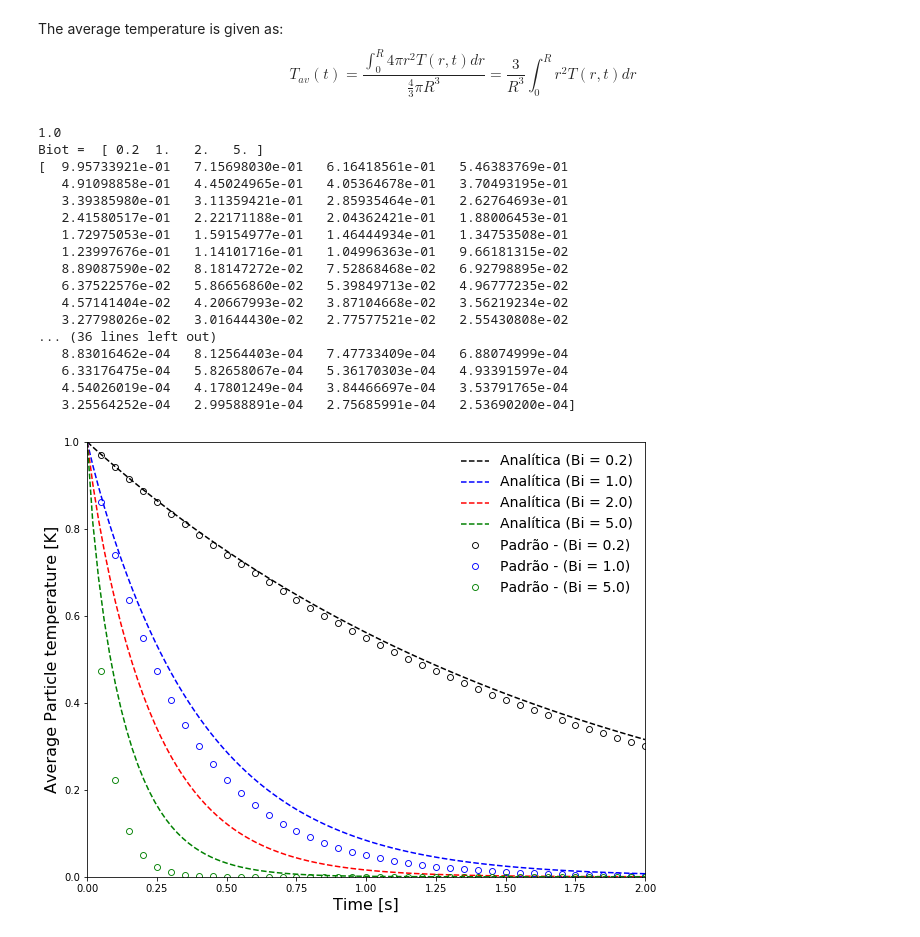
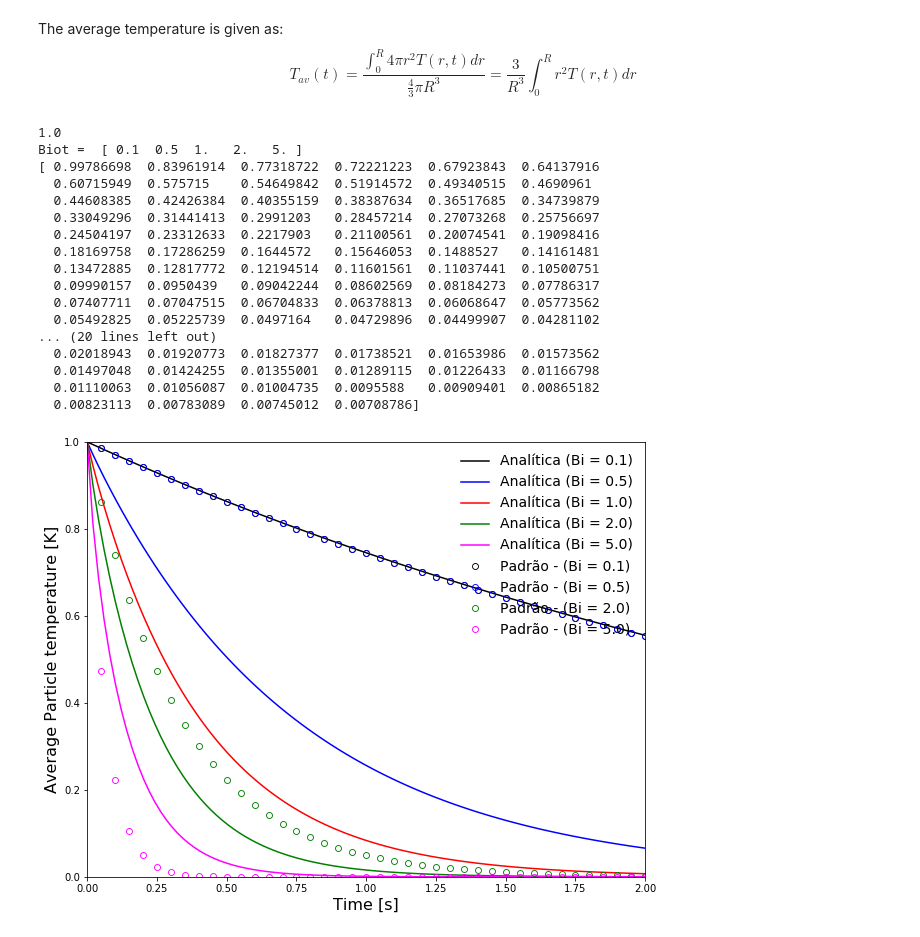
Before and after one commit to lucillalmeida/doutorado-validacoes, a Jupyter notebook: cooling_particle/Post-processing/Transient heat conduction in a solid sphere with convective boundary-comparison.ipynb, the cells around one changed output. Saved outputs shown, nothing was run; the diff lists cells and outputs as text; code cells hidden in the pictures.

Commit message:
average T

```diff
--- a/cooling_particle/Post-processing/Transient heat conduction in a solid sphere with convective boundary-comparison.ipynb
+++ b/cooling_particle/Post-processing/Transient heat conduction in a solid sphere with convective boundary-comparison.ipynb
@@ -179,7 +179,7 @@ print(alpha)
 Tav_0 = 1.0
 Fr = Tav_0
 k_f = 1.0
-Nu = np.array([0.4, 2, 4, 10])
+Nu = np.array([0.2, 1, 2, 4, 10])
 #Nu = np.array([0.4, 4, 10])
 h = Nu*k_f/(2*radius)
 Biot = h*radius/k
@@ -214,23 +214,31 @@ print(average_temperature_list[2])
 #print(temperature_list[1])
 # %% [output]
 1.0
-Biot =  [ 0.2  1.   2.   5. ]
-[  9.95733921e-01   7.15698030e-01   6.16418561e-01   5.46383769e-01
-   4.91098858e-01   4.45024965e-01   4.05364678e-01   3.70493195e-01
-   3.39385980e-01   3.11359421e-01   2.85935464e-01   2.62764693e-01
-   2.41580517e-01   2.22171188e-01   2.04362421e-01   1.88006453e-01
-   1.72975053e-01   1.59154977e-01   1.46444934e-01   1.34753508e-01
-   1.23997676e-01   1.14101716e-01   1.04996363e-01   9.66181315e-02
-   8.89087590e-02   8.18147272e-02   7.52868468e-02   6.92798895e-02
-   6.37522576e-02   5.86656860e-02   5.39849713e-02   4.96777235e-02
-   4.57141404e-02   4.20667993e-02   3.87104668e-02   3.56219234e-02
-   3.27798026e-02   3.01644430e-02   2.77577521e-02   2.55430808e-02
-... (36 lines left out)
-   8.83016462e-04   8.12564403e-04   7.47733409e-04   6.88074999e-04
-   6.33176475e-04   5.82658067e-04   5.36170303e-04   4.93391597e-04
-   4.54026019e-04   4.17801249e-04   3.84466697e-04   3.53791765e-04
-   3.25564252e-04   2.99588891e-04   2.75685991e-04   2.53690200e-04]
+Biot =  [ 0.1  0.5  1.   2.   5. ]
+[ 0.99786698  0.83961914  0.77318722  0.72221223  0.67923843  0.64137916
+  0.60715949  0.575715    0.54649842  0.51914572  0.49340515  0.4690961
+  0.44608385  0.42426384  0.40355159  0.38387634  0.36517685  0.34739879
+  0.33049296  0.31441413  0.2991203   0.28457214  0.27073268  0.25756697
+  0.24504197  0.23312633  0.2217903   0.21100561  0.20074541  0.19098416
+  0.18169758  0.17286259  0.1644572   0.15646053  0.1488527   0.14161481
+  0.13472885  0.12817772  0.12194514  0.11601561  0.11037441  0.10500751
+  0.09990157  0.0950439   0.09042244  0.08602569  0.08184273  0.07786317
+  0.07407711  0.07047515  0.06704833  0.06378813  0.06068647  0.05773562
+  0.05492825  0.05225739  0.0497164   0.04729896  0.04499907  0.04281102
+... (20 lines left out)
+  0.02018943  0.01920773  0.01827377  0.01738521  0.01653986  0.01573562
+  0.01497048  0.01424255  0.01355001  0.01289115  0.01226433  0.01166798
+  0.01110063  0.01056087  0.01004735  0.0095588   0.00909401  0.00865182
+  0.00823113  0.00783089  0.00745012  0.00708786]
 # %%
+Rocky_zero_way_Bi01_standard = open("temperature_bi_01_standard.csv", 'r')
+t_zero_way_Bi01_standard, temp_zero_way_Bi01_standard = np.loadtxt(Rocky_zero_way_Bi01_standard, delimiter = ',', skiprows = 1, unpack = True)
+Rocky_zero_way_Bi01_standard.close()
+
+Rocky_zero_way_Bi05_standard = open("temperature_bi_05_standard.csv", 'r')
+t_zero_way_Bi05_standard, temp_zero_way_Bi05_standard = np.loadtxt(Rocky_zero_way_Bi05_standard, delimiter = ',', skiprows = 1, unpack = True)
+Rocky_zero_way_Bi05_standard.close()
+
 Rocky_zero_way_Bi1_standard = open("temperature_bi_1_standard.csv", 'r')
 t_zero_way_Bi1_standard, temp_zero_way_Bi1_standard = np.loadtxt(Rocky_zero_way_Bi1_standard, delimiter = ',', skiprows = 1, unpack = True)
 Rocky_zero_way_Bi1_standard.close()
@@ -239,34 +247,35 @@ Rocky_zero_way_Bi02_standard = open("temperature_bi_0,2_standard.csv", 'r')
 t_zero_way_Bi02_standard, temp_zero_way_Bi02_standard = np.loadtxt(Rocky_zero_way_Bi02_standard, delimiter = ',', skiprows = 1, unpack = True)
 Rocky_zero_way_Bi02_standard.close()
 
+
 Rocky_zero_way_Bi5_standard = open("temperature_bi_5_standard.csv", 'r')
 t_zero_way_Bi5_standard, temp_zero_way_Bi5_standard = np.loadtxt(Rocky_zero_way_Bi5_standard, delimiter = ',', skiprows = 1, unpack = True)
 Rocky_zero_way_Bi5_standard.close()
 # %%
-
-
-
 plt.rcParams["figure.figsize"] = (10.0, 8.0)
 #plt.plot(t,temperature_list[0], linestyle = "-", color = "black", label = "Analítica (Bi = {0:.1f})".format(Biot[0]))
 #plt.plot(t,temperature_list[1], linestyle = "-", color = "blue", label = "Analítica (Bi = {0:.1f})".format(Biot[1]))
 #plt.plot(t,temperature_list[2], linestyle = "-", color = "red", label = "Analítica (Bi = {0:.1f})".format(Biot[2]))
 
-plt.plot(t,average_temperature_list[0], linestyle = "--", color = "black", label = "Analítica (Bi = {0:.1f})".format(Biot[0]))
-plt.plot(t,average_temperature_list[1], linestyle = "--", color = "blue", label = "Analítica (Bi = {0:.1f})".format(Biot[1]))
-plt.plot(t,average_temperature_list[2], linestyle = "--", color = "red", label = "Analítica (Bi = {0:.1f})".format(Biot[2]))
-plt.plot(t,average_temperature_list[3], linestyle = "--", color = "green", label = "Analítica (Bi = {0:.1f})".format(Biot[3]))
+plt.plot(t,average_temperature_list[0], linestyle = "-", color = "black", label = "Analítica (Bi = {0:.1f})".format(Biot[0]))
+plt.plot(t,average_temperature_list[1], linestyle = "-", color = "blue", label = "Analítica (Bi = {0:.1f})".format(Biot[1]))
+plt.plot(t,average_temperature_list[2], linestyle = "-", color = "red", label = "Analítica (Bi = {0:.1f})".format(Biot[2]))
+plt.plot(t,average_temperature_list[3], linestyle = "-", color = "green", label = "Analítica (Bi = {0:.1f})".format(Biot[3]))
+plt.plot(t,average_temperature_list[4], linestyle = "-", color = "magenta", label = "Analítica (Bi = {0:.1f})".format(Biot[4]))
 
-plt.plot(t_zero_way_Bi02_standard, temp_zero_way_Bi02_standard, linestyle = "None", marker = 'o', markeredgecolor = "black",
-         markeredgewidth = 0.9, markevery=1, markerfacecolor = "none", label = "Padrão - (Bi = {0:.1f})".format(Biot[0]))
-plt.plot(t_zero_way_Bi1_standard, temp_zero_way_Bi1_standard, linestyle = "None", marker = 'o', markeredgecolor = "blue",
-         markeredgewidth = 0.9, markevery=1, markerfacecolor = "none", label = "Padrão - (Bi = {0:.1f})".format(Biot[1]))
-plt.plot(t_zero_way_Bi5_standard, temp_zero_way_Bi5_standard, linestyle = "None", marker = 'o', markeredgecolor = "green",
+plt.plot(t_zero_way_Bi01_standard, temp_zero_way_Bi01_standard, linestyle = "None", marker = 'o', markeredgecolor = "black",
+         markeredgewidth = 0.9, markevery=1, markerfacecolor = "none", label = "Padrão - (Bi = {0:.1f})".format(0.1))
+plt.plot(t_zero_way_Bi05_standard, temp_zero_way_Bi05_standard, linestyle = "None", marker = 'o', markeredgecolor = "blue",
+         markeredgewidth = 0.9, markevery=1, markerfacecolor = "none", label = "Padrão - (Bi = {0:.1f})".format(0.5))
+plt.plot(t_zero_way_Bi1_standard, temp_zero_way_Bi1_standard, linestyle = "None", marker = 'o', markeredgecolor = "green",
          markeredgewidth = 0.9, markevery=1, markerfacecolor = "none", label = "Padrão - (Bi = {0:.1f})".format(Biot[3]))
+plt.plot(t_zero_way_Bi5_standard, temp_zero_way_Bi5_standard, linestyle = "None", marker = 'o', markeredgecolor = "magenta",
+         markeredgewidth = 0.9, markevery=1, markerfacecolor = "none", label = "Padrão - (Bi = {0:.1f})".format(Biot[4]))
 plt.xlim(0, 2)
 plt.ylim(0, 1)
 plt.legend(fontsize=14, loc='upper right', frameon=False)
 plt.ylabel('Average Particle temperature [K]', fontsize=16)
 plt.xlabel('Time [s]', fontsize=16)
 plt.show()
 # %% [output]
-[figure, old version]
+[figure, new version]
```
Also changed, not shown: 2 other files.
